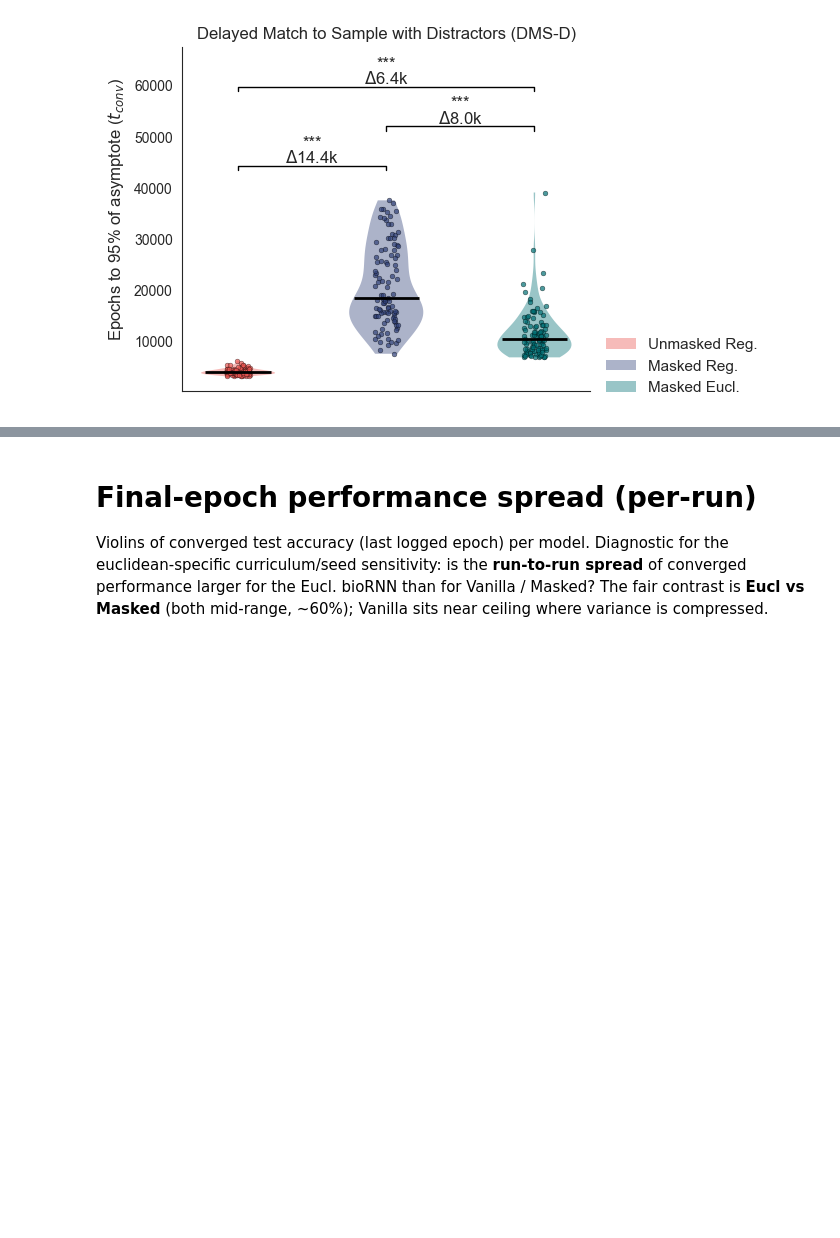
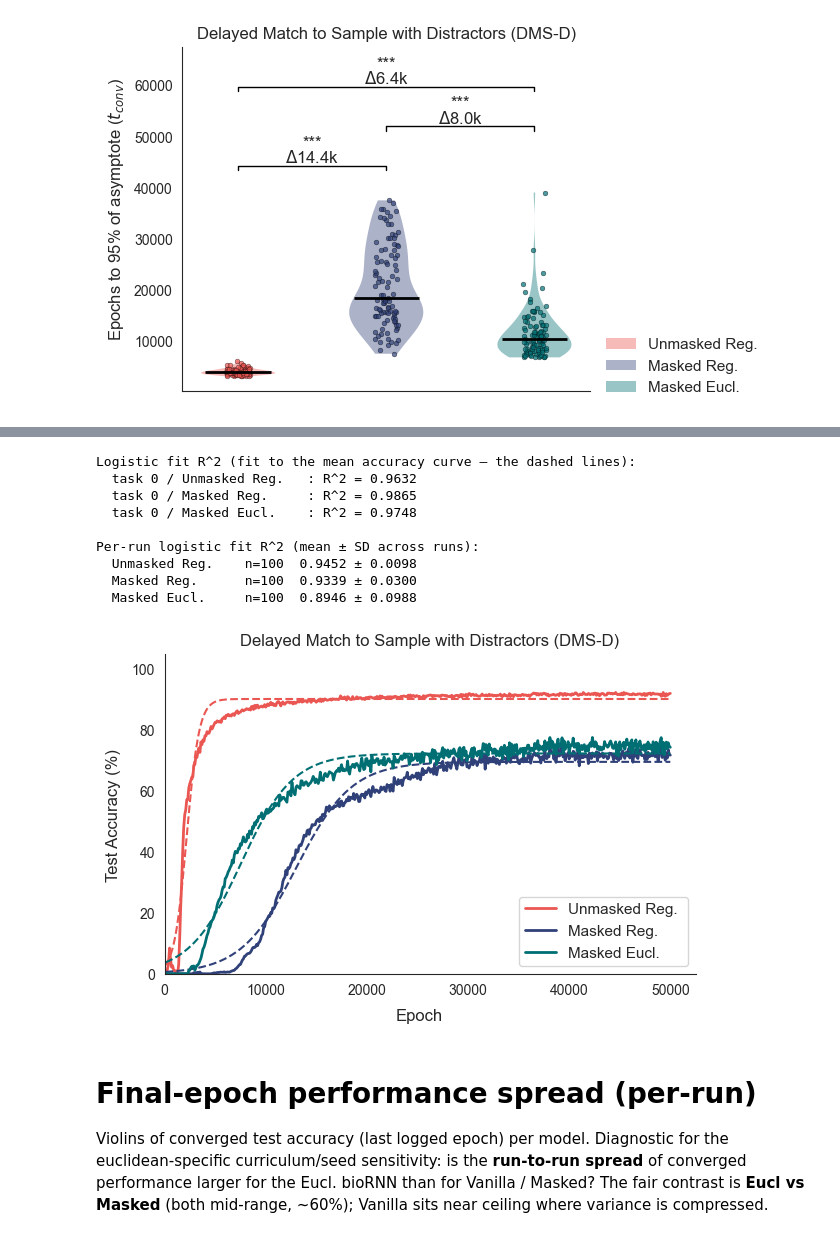
Before and after one commit to LindenParkesLab/neuro_rnn, a Jupyter notebook: scripts/biornn_results_performance.ipynb, the cells around one changed output, grey strips where cells are left out. Drawn from its saved outputs; the diff is of its cells as text; code cells hidden in the pictures; blank space fills up the shorter version.

```diff
--- a/scripts/biornn_results_performance.ipynb
+++ b/scripts/biornn_results_performance.ipynb
@@ -567,3 +648,77 @@ if not check_only:
+# %%
+# ---- Mean accuracy curves + logistic fits (dashed), with fit R^2 ----
+# Solid = mean test accuracy; dashed = logistic fit to that mean curve.
+# No CI bands, no t_conv lines (cf. the convergence figure above).
+if not check_only:
+
+    def _r2(y, yhat):
+        ss_res = np.sum((y - yhat) ** 2)
+        ss_tot = np.sum((y - np.mean(y)) ** 2)
+        return 1.0 - ss_res / ss_tot if ss_tot > 0 else np.nan
+
+    f_fit, _ = plt.subplots(n_fig_rows, n_fig_columns, figsize=(fig_size_w, fig_size_h),
+                            squeeze=True, sharex=False, sharey=True)
+
+    # solid mean curve + dashed logistic fit (fit to the mean curve = `popt` in mean_fit)
+    print('Logistic fit R^2 (fit to the mean accuracy curve — the dashed lines):')
+    for (ti, ki), (xv, ymean, ylo, yhi, popt) in sorted(mean_fit.items()):
+        ax = f_fit.axes[ti]
+        ax.plot(xv, ymean, color=color_palette[ki], lw=2, label=str(kernel_labels[ki]))
+        if popt is not None:
+            yhat = logistic(xv, *popt)
+            ax.plot(xv, yhat, color=color_palette[ki], lw=1.5, ls='--')
+            print(f'  task {ti} / {str(kernel_labels[ki]):16s}: R^2 = {_r2(ymean, yhat):.4f}')
+
+    # per-run fit R^2 (quality of the fits that feed t_conv)
+    r2_perrun = {ki: [] for ki in range(n_kernels)}
+    for model_idx in range(n_models):
+        this = model_params.iloc[model_idx]
+        ta = loaded_accuracy[model_idx]
+        test_accuracy = np.stack([ta[r][1:] * 100 for r in range(this.n_runs)])
+        ep_log = epochs_per_log if epochs_per_log is not None else loaded_log_freq[model_idx]
+        n_keep = test_accuracy.shape[1]
+        if n_epochs_plot is not None:
+            n_keep = min(n_keep, max(1, round(n_epochs_plot / ep_log)))
+        test_accuracy = test_accuracy[:, :n_keep]
+        x = np.arange(1, n_keep + 1) * ep_log
+        for run in range(test_accuracy.shape[0]):
+            try:
+                r2_perrun[this.kernel_index].append(
+                    _r2(test_accuracy[run], logistic(x, *fit_logistic(x, test_accuracy[run]))))
+            except Exception:
+                pass
+    print('\nPer-run logistic fit R^2 (mean ± SD across runs):')
+    for ki in range(n_kernels):
+        r = np.asarray(r2_perrun[ki], float)
+        if r.size:
+            print(f'  {str(kernel_labels[ki]):16s} n={r.size:3d}  {r.mean():.4f} ± {r.std(ddof=1):.4f}')
+
+    # polish (match the convergence figure)
+    for ti in range(n_tasks):
+        ax = f_fit.axes[ti]
+        ax.set_ylim([0, 105]); ax.set_xlim(left=0)
+        ax.set_title(utils.get_task_label(task_names[ti]), fontsize=font_size)
+        if ti == 0:
+            ax.legend(loc='lower right')
+    f_fit.text(0.51, 0.0, 'Epoch', ha='center', va='center')
+    f_fit.text(0.0, 0.5, 'Test Accuracy (%)', ha='center', va='center', rotation='vertical')
+    sns.despine(fig=f_fit, right=True, top=True)
+    f_fit.tight_layout(); plt.show()
+
+    if save_figs:
+        f_fit.savefig(os.path.join(outdir, 'performance_plots_with_fits.svg'),
+                      dpi=300, bbox_inches='tight', pad_inches=0.01)
+# %% [output]
+Logistic fit R^2 (fit to the mean accuracy curve — the dashed lines):
+  task 0 / Unmasked Reg.   : R^2 = 0.9632
+  task 0 / Masked Reg.     : R^2 = 0.9865
+  task 0 / Masked Eucl.    : R^2 = 0.9748
+
+Per-run logistic fit R^2 (mean ± SD across runs):
+  Unmasked Reg.    n=100  0.9452 ± 0.0098
+  Masked Reg.      n=100  0.9339 ± 0.0300
+  Masked Eucl.     n=100  0.8946 ± 0.0988
+[figure, added]
 # %% [markdown]
 # Final-epoch performance spread (per-run)
 
```
Also changed, not shown: parts of 3 cells of this notebook, 2 other files.
